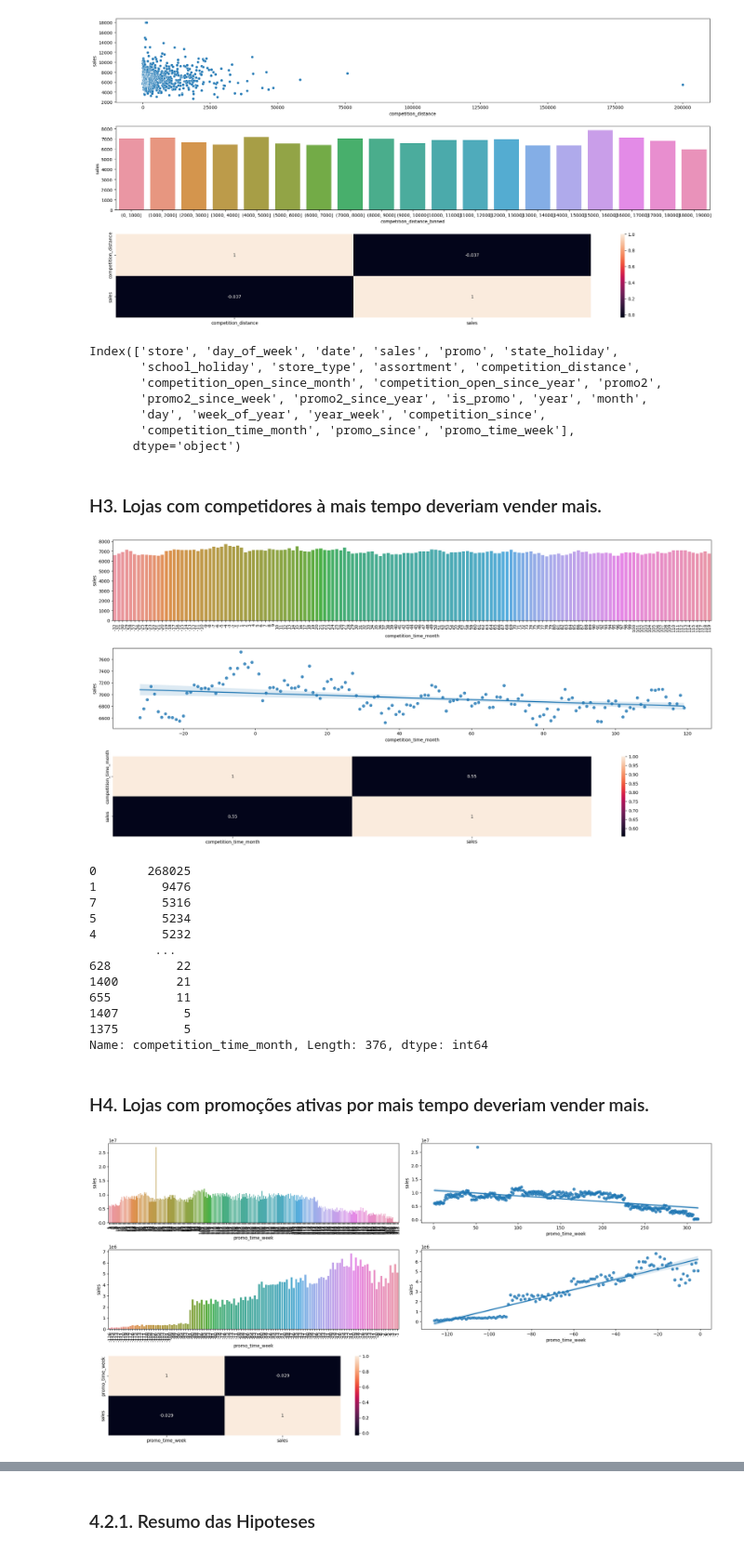
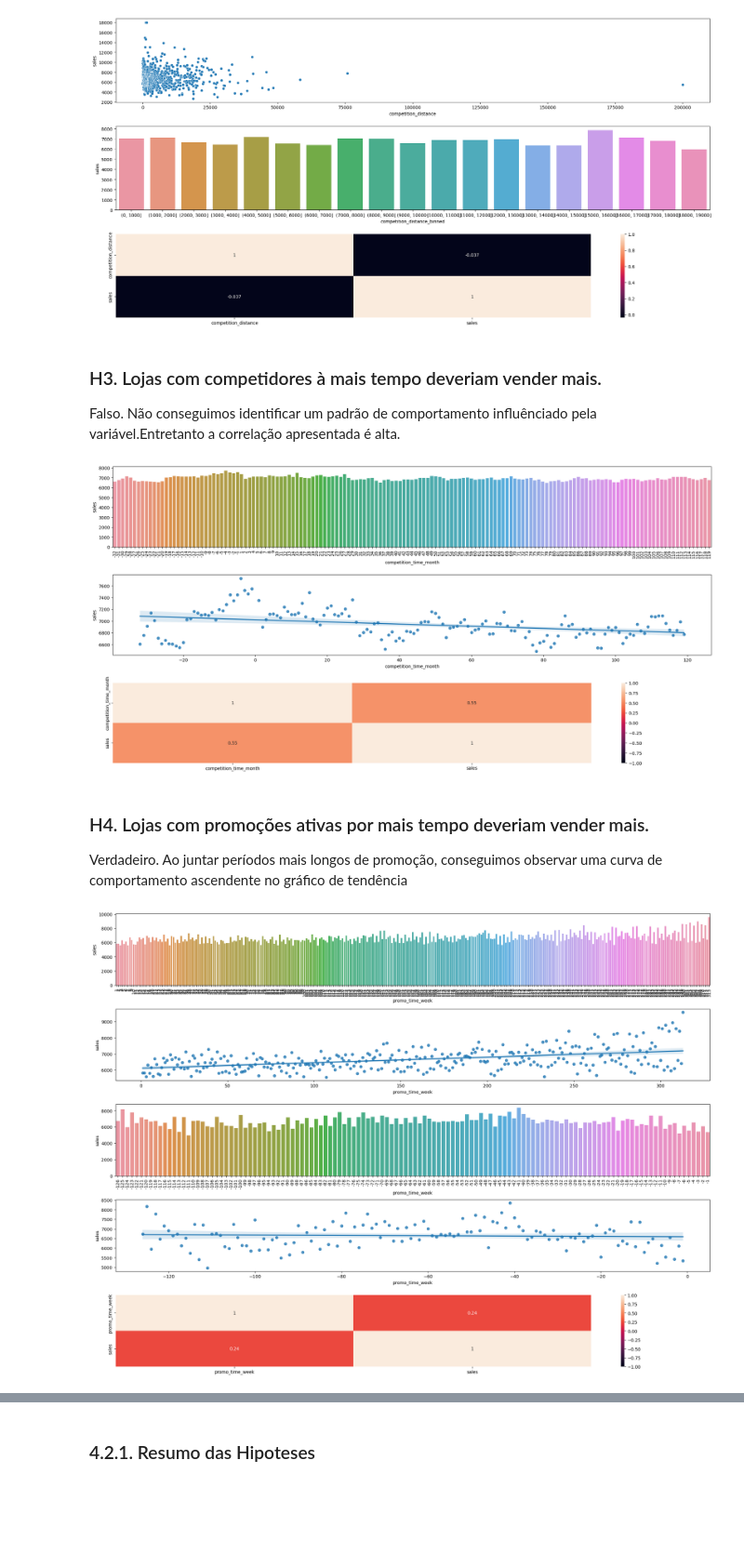
Before and after one commit to MicheleLopes/ds_em_producao, a Jupyter notebook: Untitled.ipynb, the cells around one changed output, grey strips where cells are left out. Shown at 93% size. Cells and saved outputs as stored; diff of their text form; code cells hidden in the pictures; blank space fills up the shorter version.

```diff
--- a/Untitled.ipynb
+++ b/Untitled.ipynb
@@ -445,18 +455,9 @@ bottom, top = x.get_ylim()
 plt.tight_layout()
 # %% [output]
 [figure]
-# %%
-df4.columns
-# %% [output]
-Index(['store', 'day_of_week', 'date', 'sales', 'promo', 'state_holiday',
-       'school_holiday', 'store_type', 'assortment', 'competition_distance',
-       'competition_open_since_month', 'competition_open_since_year', 'promo2',
-       'promo2_since_week', 'promo2_since_year', 'is_promo', 'year', 'month',
-       'day', 'week_of_year', 'year_week', 'competition_since',
-       'competition_time_month', 'promo_since', 'promo_time_week'],
-      dtype='object')
 # %% [markdown]
 ### H3. Lojas com competidores à mais tempo deveriam vender mais.
+Falso. Não conseguimos identificar um padrão de comportamento influênciado pela variável.Entretanto a correlação apresentada é alta.
 # %%
 aux1 = df4[['competition_time_month', 'sales']].groupby('competition_time_month').mean().reset_index()
 # como o gráfico levando em consideraçao todo o período ficou muito extenso e não é possível tirar grandes conclusões, filtramos parte do perído
@@ -468,46 +469,32 @@ plt.xticks( rotation=90 );
 plt.subplot( 3, 1, 2 )
 sns.regplot( x='competition_time_month', y='sales', data=aux2 );
 plt.subplot( 3, 1, 3 )
-x = sns.heatmap( aux1.corr( method='pearson'), annot=True );
-bottom, top = x.get_ylim()
+sns.heatmap( aux1.corr( method='pearson'), annot=True, vmin=-1, vmax=1  );
 
 plt.tight_layout()
 # %% [output]
-[figure, old version]
+[figure, new version]
-# %%
-df4['competition_time_month'].value_counts()
-# %% [output]
-0       268025
-1         9476
-7         5316
-5         5234
-4         5232
-         ...
-628         22
-1400        21
-655         11
-1407         5
-1375         5
-Name: competition_time_month, Length: 376, dtype: int64
 # %% [markdown]
 ### H4. Lojas com promoções ativas por mais tempo deveriam vender mais.
+Verdadeiro. Ao juntar períodos mais longos de promoção, conseguimos observar uma curva de comportamento ascendente no gráfico de tendência
 # %%
-aux1 = df4[['promo_time_week', 'sales']].groupby( 'promo_time_week').sum().reset_index()
-plt.figure(figsize=(20, 10))
-plt.subplot( 3, 2, 1 )
+aux1 = df4[['promo_time_week', 'sales']].groupby( 'promo_time_week').mean().reset_index()
+
+plt.figure(figsize=(20, 15))
+plt.subplot(5,1,1 )
 aux2 = aux1[aux1['promo_time_week'] > 0] # promo extendido
 sns.barplot( x='promo_time_week', y='sales', data=aux2 );
 plt.xticks( rotation=90 );
-plt.subplot( 3, 2, 2 )
+plt.subplot( 5,1,2)
 sns.regplot( x='promo_time_week', y='sales', data=aux2 );
-plt.subplot( 3, 2, 3 )
+plt.subplot( 5,1,3)
 aux3 = aux1[aux1['promo_time_week'] < 0] # promo regular
 sns.barplot( x='promo_time_week', y='sales', data=aux3 );
 plt.xticks( rotation=90 );
-plt.subplot(  3, 2, 4 )
+plt.subplot( 5,1,4)
 sns.regplot( x='promo_time_week', y='sales', data=aux3 );
-plt.subplot(  3, 2, 5 )
-sns.heatmap( aux1.corr( method='pearson' ), annot=True );
+plt.subplot(5,1,5)
+sns.heatmap( aux1.corr( method='pearson' ), annot=True, vmin=-1, vmax=1  );
 plt.tight_layout()
 # %% [output]
-[figure, old version]
+[figure, new version]
```
Also changed, not shown: parts of 30 cells of this notebook.
